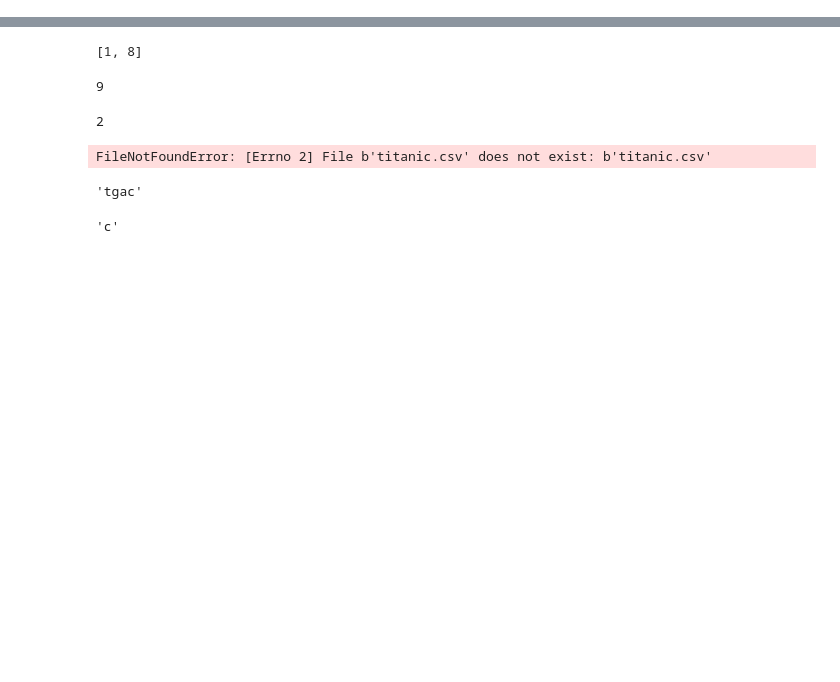
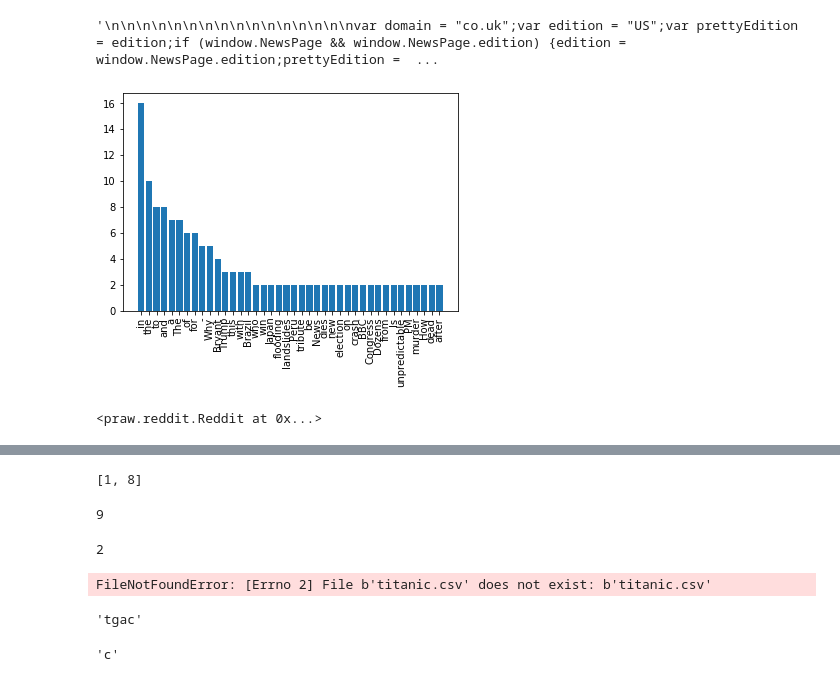
Before and after one commit to bphall/nyc-mhtn-ds-010620-lectures, a Jupyter notebook: scratch_for_learn_co.ipynb, the cells around one changed output, grey strips where cells are left out. Saved outputs shown, nothing was run; the diff lists cells and outputs as text; code cells hidden in the pictures; blank space fills up the shorter version.

```diff
--- a/scratch_for_learn_co.ipynb
+++ b/scratch_for_learn_co.ipynb
@@ -0,0 +18,33 @@
+# %%
+response = requests.get('https://www.bbc.com/news')
+# %%
+doc = BeautifulSoup(response.text, 'html.parser')
+# %%
+doc.text
+# %% [output]
+'\n\n\n\n\n\n\n\n\n\n\n\n\n\n\n\nvar domain = "co.uk";var edition = "US";var prettyEdition = edition;if (window.NewsPage && window.NewsPage.edition) {edition = window.NewsPage.edition;prettyEdition =  ...
+# %%
+headers = doc.find_all('h3')
+# %%
+headline_words = []
+for item in headers:
+    headline_words.extend(item.text.split(' '))
+# %%
+dict_of_headline_words = {}
+list_of_headline_words = []
+# for item in headline_words:
+#     if item in dict_of_headline_words.keys():
+#         pass
+#     else:
+#         dict_of_headline_words[item] = headline_words.count(item)
+for item in headline_words:
+    list_of_headline_words.extend(item)
+df = pd.DataFrame(headline_words)
+y = df[0].value_counts()[:40]
+x = y.keys()[:40]
+
+plt.bar(x,y,)
+plt.xticks(rotation=90)
+plt.show()
+# %% [output]
+[figure, added]
@@ -0,0 +60,4 @@
+# %%
+reddit
+# %% [output]
+<praw.reddit.Reddit at 0x...>
```
Also changed, not shown: parts of 11 cells of this notebook, 1 other file.
